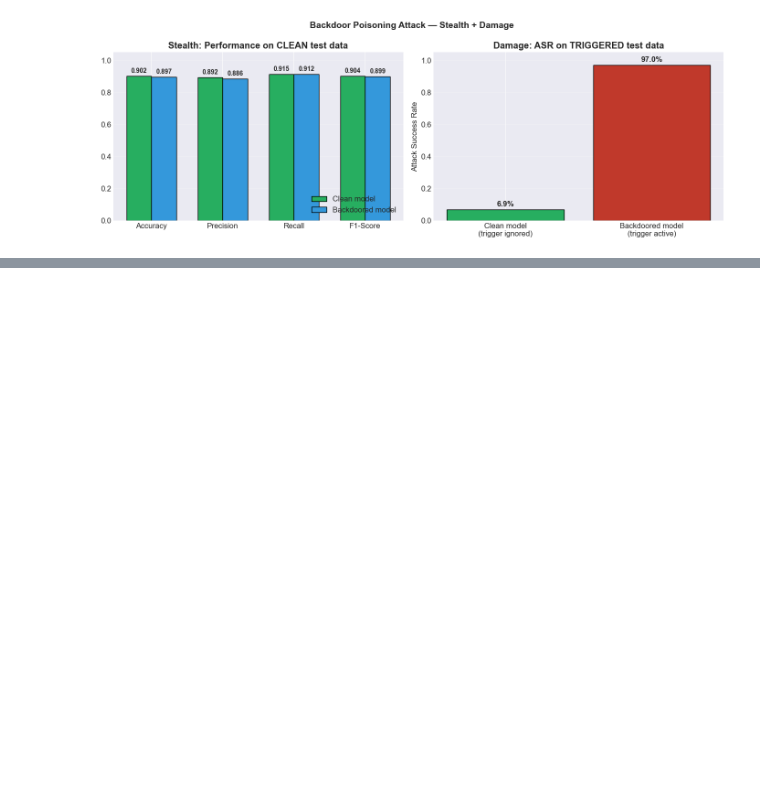
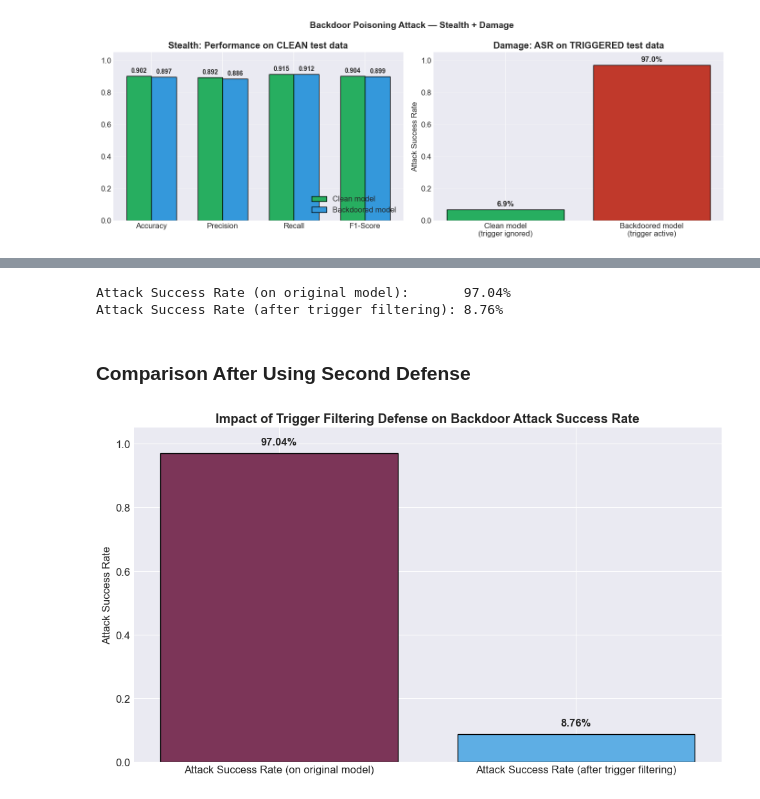
Before and after one commit to meskkkk/adversarial-text-attacks, a Jupyter notebook: adverasarial text attacks.ipynb, the cells around one changed output, grey strips where cells are left out. Saved outputs shown, nothing was run; the diff lists cells and outputs as text; code cells hidden in the pictures; blank space fills up the shorter version.

```diff
--- a/adverasarial text attacks.ipynb
+++ b/adverasarial text attacks.ipynb
@@ -995,0 +1150,58 @@ plt.show()
+# %%
+def clean_text_with_trigger_filter(text, trigger=TRIGGER, remove_stopwords=True):
+    # First, apply the original clean_text logic
+    cleaned_text = clean_text(text, remove_stopwords=remove_stopwords)
+
+    # Then, remove the specific backdoor trigger phrase
+    # Ensure the trigger is also cleaned/normalized to match the text's state
+    cleaned_trigger = clean_text(trigger, remove_stopwords=remove_stopwords)
+    cleaned_text = cleaned_text.replace(cleaned_trigger, '')
+    cleaned_text = re.sub(r'\s+', ' ', cleaned_text).strip() # Clean up extra spaces
+
+    return cleaned_text
+
+# Apply the new cleaning function to the triggered positive test reviews
+X_test_filtered_triggered = np.array([clean_text_with_trigger_filter(review)
+                                      for review in X_test_triggered])
+
+# Vectorize the filtered triggered reviews using the backdoored model's TF-IDF vectorizer
+X_test_filtered_triggered_tfidf = tfidf_bd.transform(X_test_filtered_triggered)
+
+# Predict with the backdoored model on the filtered triggered reviews
+filtered_triggered_pred = backdoored_clf.predict(X_test_filtered_triggered_tfidf)
+
+# Calculate Attack Success Rate (ASR) after filtering
+# (== 0) → assuming attacker forces label 0 (e.g., negative)
+asr_filtered = (filtered_triggered_pred == 0).mean()
+
+print(f"Attack Success Rate (on original model):       {asr*100:.2f}%")
+print(f"Attack Success Rate (after trigger filtering): {asr_filtered*100:.2f}%")
+# %% [output]
+Attack Success Rate (on original model):       97.04%
+Attack Success Rate (after trigger filtering): 8.76%
+# %% [markdown]
+### Comparison After Using Second Defense
+# %%
+import matplotlib.pyplot as plt
+
+# Data for plotting the requested two bars
+labels = ['Attack Success Rate (on original model)', 'Attack Success Rate (after trigger filtering)']
+values = [asr, asr_filtered]
+colors = ["#7c3558", "#5eaee4"] # Red for attacked, Blue for defended
+
+fig, ax = plt.subplots(figsize=(10, 6))
+bars = ax.bar(labels, values, color=colors, edgecolor='black')
+
+ax.set_ylim(0, 1.05)
+ax.set_ylabel('Attack Success Rate')
+ax.set_title('Impact of Trigger Filtering Defense on Backdoor Attack Success Rate', fontweight='bold')
+
+for bar in bars:
+    yval = bar.get_height()
+    ax.text(bar.get_x() + bar.get_width()/2, yval + 0.02, f'{yval*100:.2f}%',
+            ha='center', va='bottom', fontweight='bold')
+
+plt.tight_layout()
+plt.show()
+# %% [output]
+[figure, added]
```
Also changed, not shown: parts of 11 cells of this notebook.
